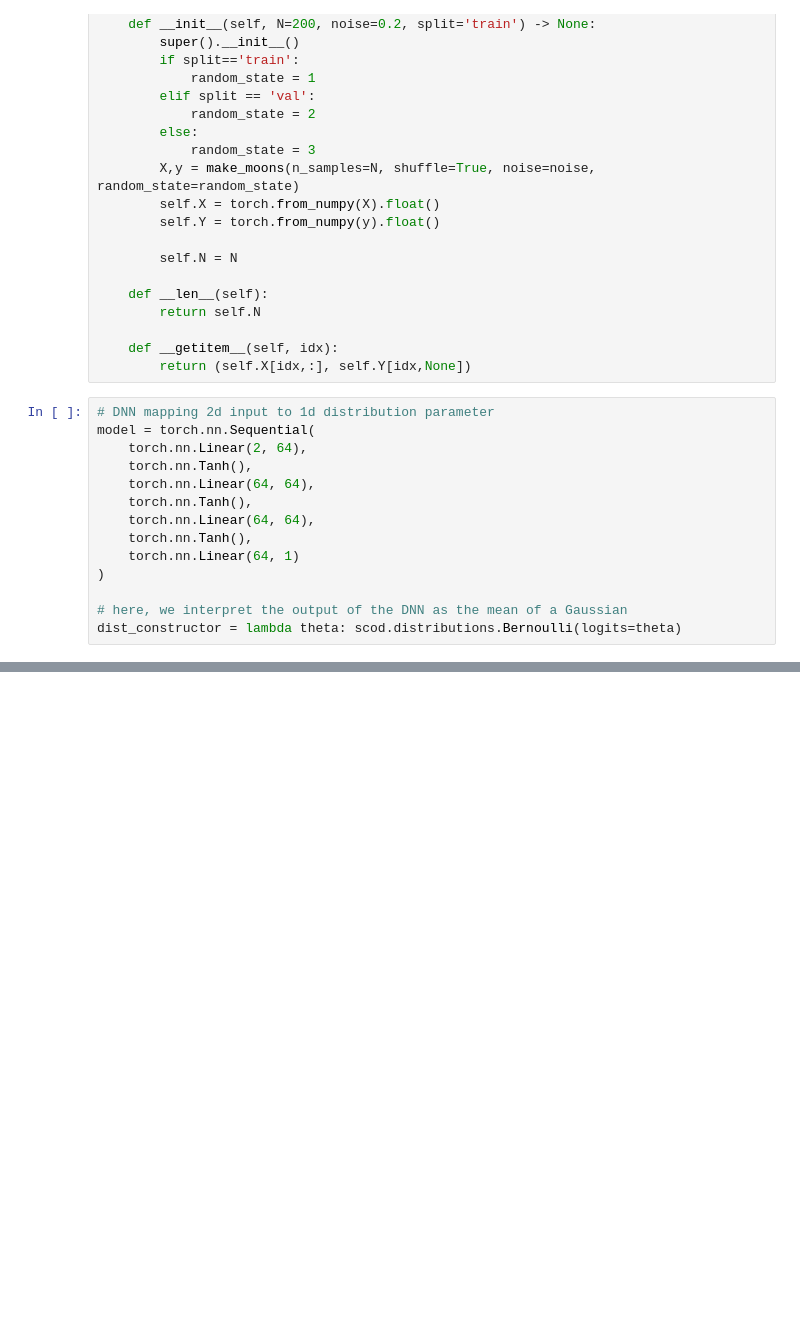
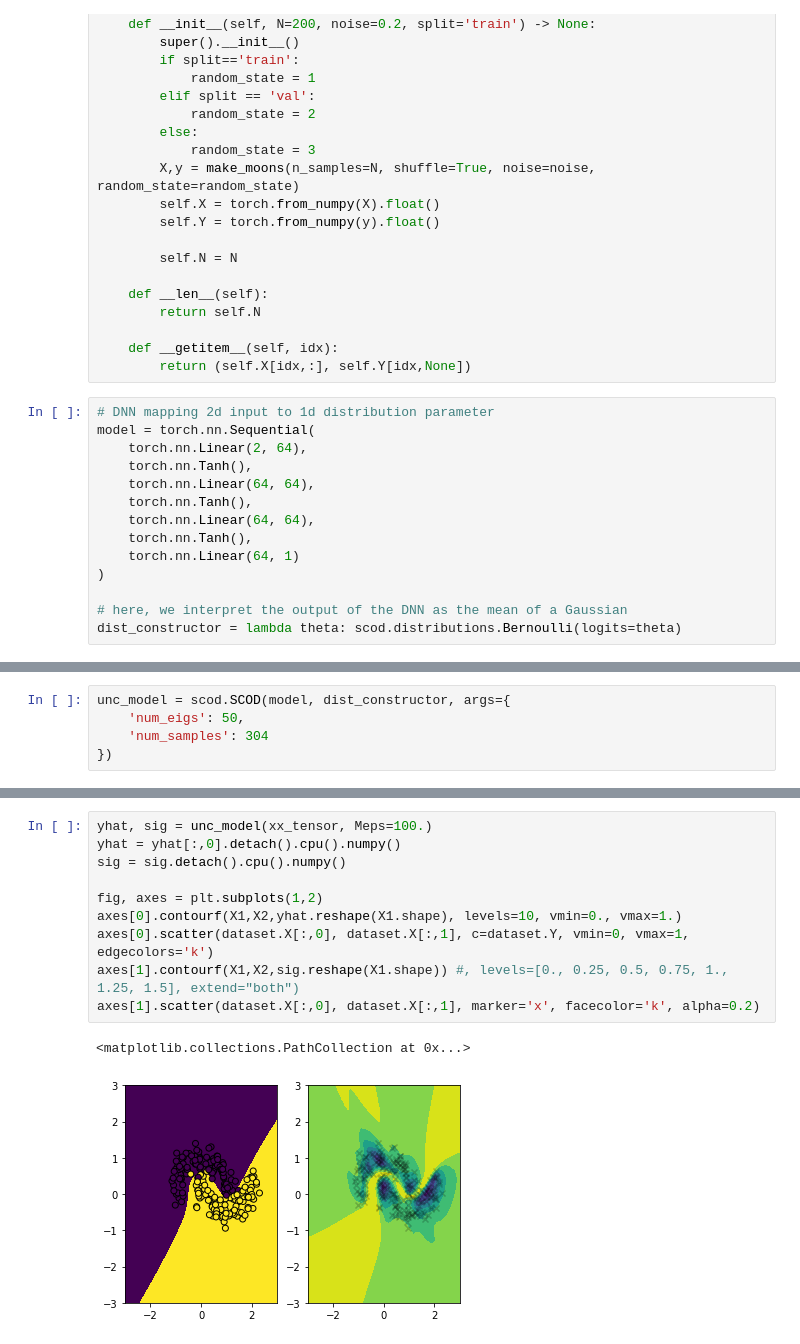
Before and after one commit to StanfordASL/scod-module, a Jupyter notebook: demos/2d_classification_demo.ipynb, the cells around one changed output, grey strips where cells are left out. Saved outputs shown, nothing was run; the diff lists cells and outputs as text; blank space fills up the shorter version.

```diff
--- a/demos/2d_classification_demo.ipynb
+++ b/demos/2d_classification_demo.ipynb
@@ -96,0 +99,5 @@ plt.scatter(dataset.X[:,0], dataset.X[:,1], c=dataset.Y, vmin=0., vmax=1, edgeco
+# %%
+unc_model = scod.SCOD(model, dist_constructor, args={
+    'num_eigs': 50,
+    'num_samples': 304
+})
@@ -96,0 +124,13 @@ plt.scatter(dataset.X[:,0], dataset.X[:,1], c=dataset.Y, vmin=0., vmax=1, edgeco
+# %%
+yhat, sig = unc_model(xx_tensor, Meps=100.)
+yhat = yhat[:,0].detach().cpu().numpy()
+sig = sig.detach().cpu().numpy()
+
+fig, axes = plt.subplots(1,2)
+axes[0].contourf(X1,X2,yhat.reshape(X1.shape), levels=10, vmin=0., vmax=1.)
+axes[0].scatter(dataset.X[:,0], dataset.X[:,1], c=dataset.Y, vmin=0, vmax=1, edgecolors='k')
+axes[1].contourf(X1,X2,sig.reshape(X1.shape)) #, levels=[0., 0.25, 0.5, 0.75, 1., 1.25, 1.5], extend="both")
+axes[1].scatter(dataset.X[:,0], dataset.X[:,1], marker='x', facecolor='k', alpha=0.2)
+# %% [output]
+<matplotlib.collections.PathCollection at 0x...>
+[figure, added]
```
Also changed, not shown: parts of 5 cells of this notebook, 5 other files.
